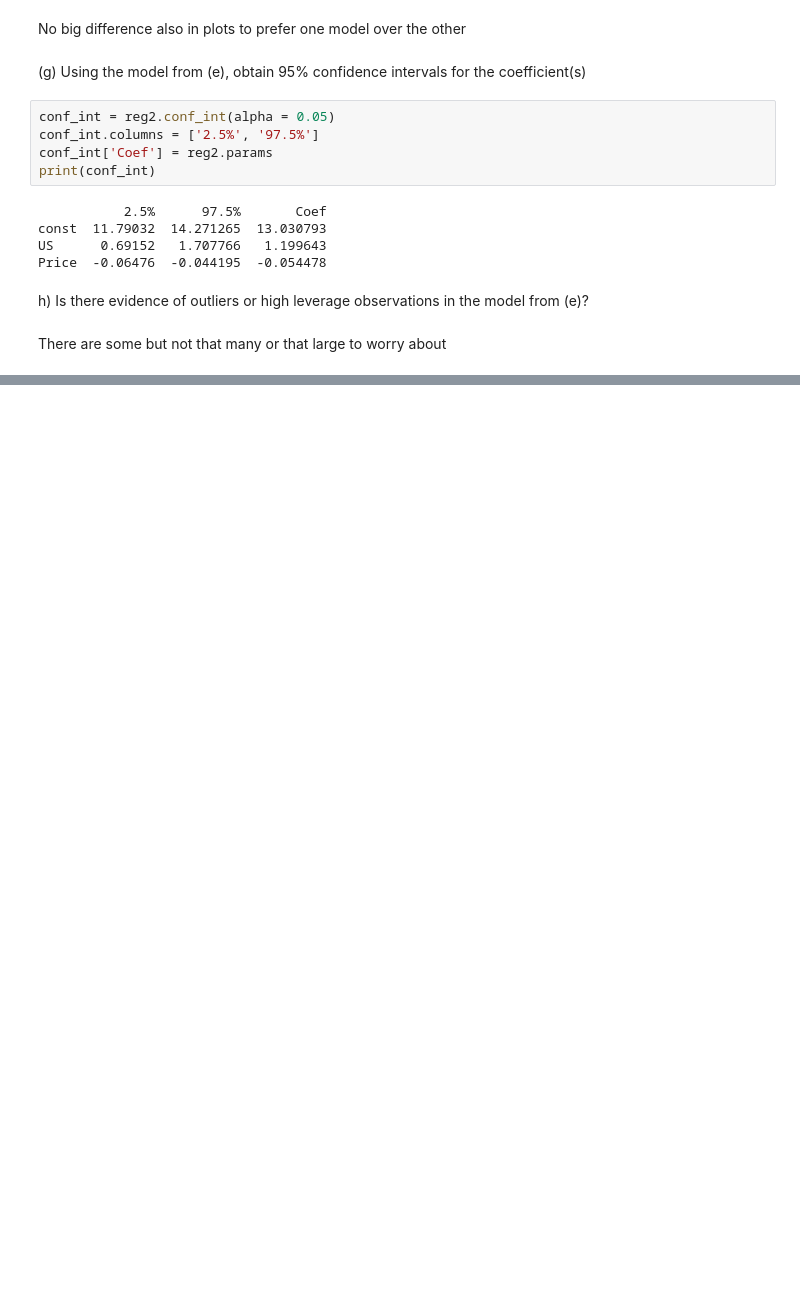
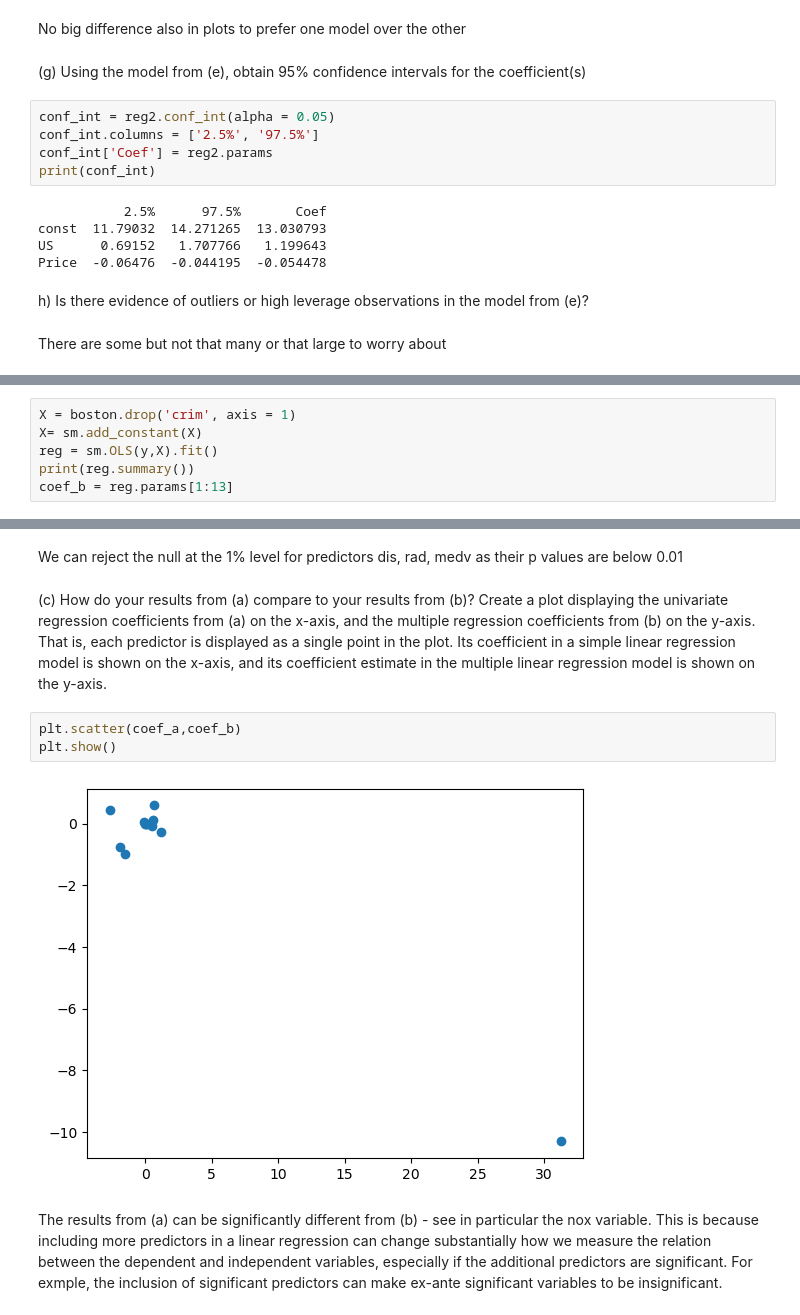
Before and after one commit to Reytrei/ST3187_Assignment2, a Jupyter notebook: Assignment2.ipynb, the cells around one changed output, grey strips where cells are left out. Drawn from its saved outputs; the diff is of its cells as text; blank space fills up the shorter version.

```diff
--- a/Assignment2.ipynb
+++ b/Assignment2.ipynb
@@ -177,0 +348,6 @@ There are some but not that many or that large to worry about
+# %%
+X = boston.drop('crim', axis = 1)
+X= sm.add_constant(X)
+reg = sm.OLS(y,X).fit()
+print(reg.summary())
+coef_b = reg.params[1:13]
@@ -177,0 +372,11 @@ There are some but not that many or that large to worry about
+# %% [markdown]
+We can reject the null at the 1% level for predictors dis, rad, medv as their p values are below 0.01
+# %% [markdown]
+(c) How do your results from (a) compare to your results from (b)? Create a plot displaying the univariate regression coefficients from (a) on the x-axis, and the multiple regression coefficients from (b) on the y-axis. That is, each predictor is displayed as a single point in the plot. Its coefficient in a simple linear regression model is shown on the x-axis, and its coefficient estimate in the multiple linear regression model is shown on the y-axis.
+# %%
+plt.scatter(coef_a,coef_b)
+plt.show()
+# %% [output]
+[figure, added]
+# %% [markdown]
+The results from (a) can be significantly different from (b) - see in particular the nox variable. This is because including more predictors in a linear regression can change substantially how we measure the relation between the dependent and independent variables, especially if the additional predictors are significant. For exmple, the inclusion of significant predictors can make ex-ante significant variables to be insignificant.
```
Also changed, not shown: parts of 14 cells of this notebook.
